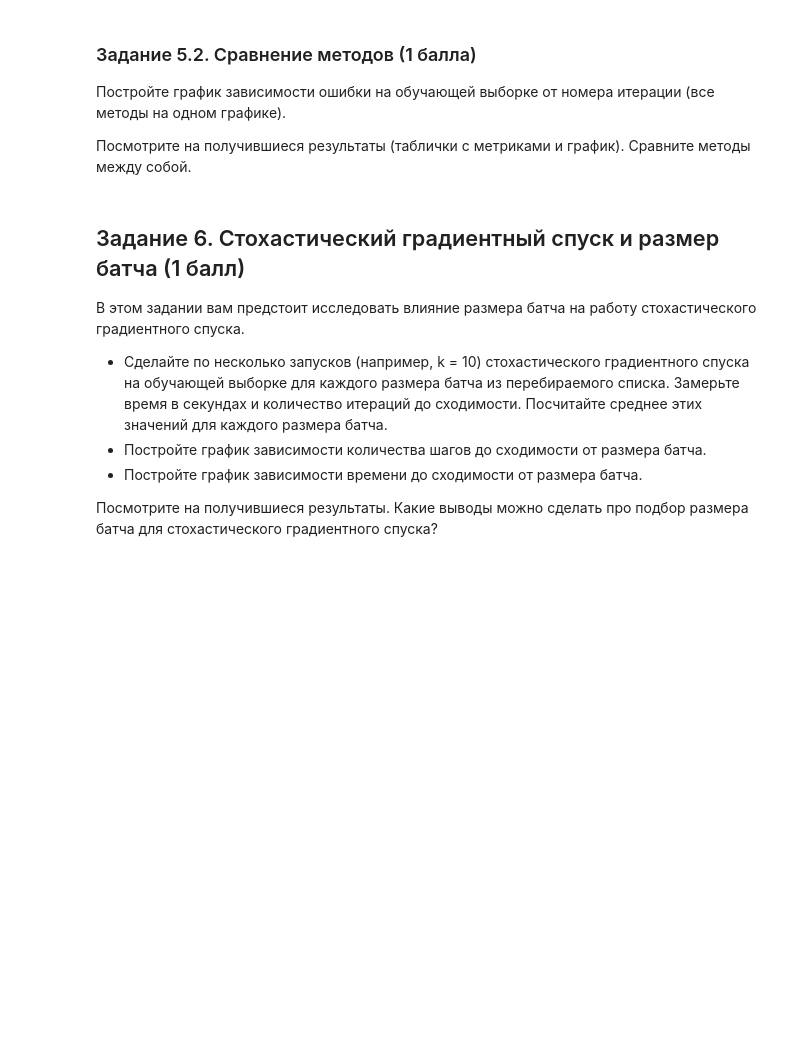
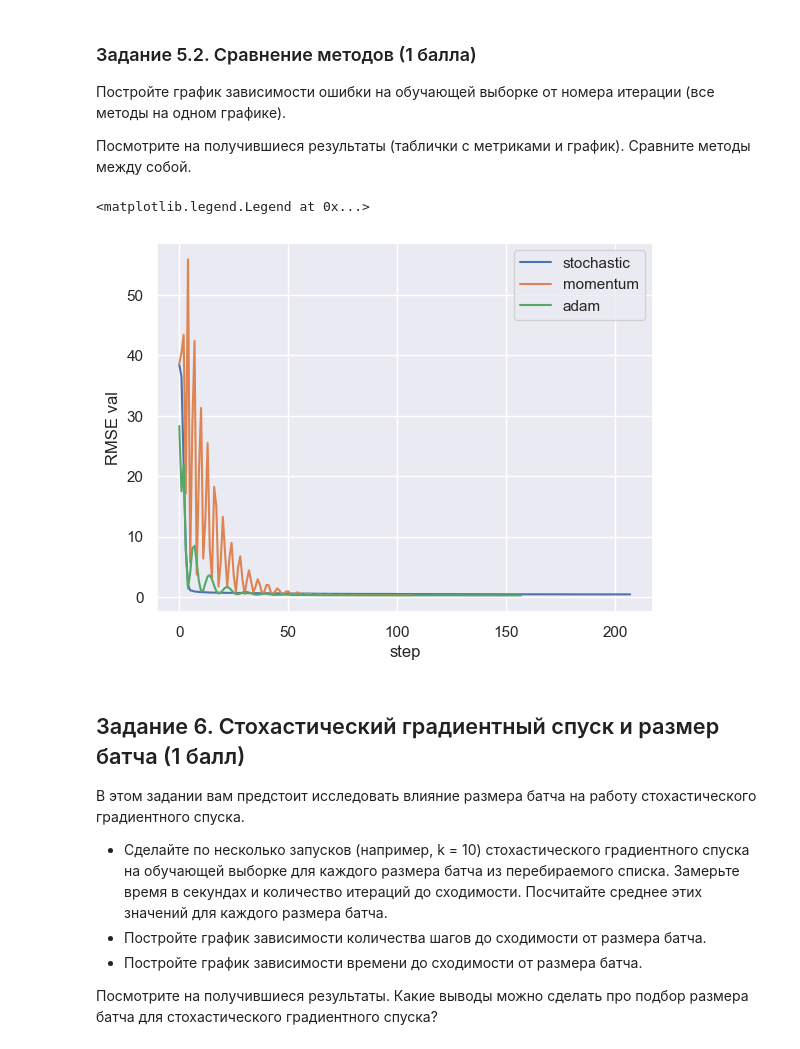
Before and after one commit to and7mw/ml-course-hse, a Jupyter notebook: 2022-fall/homeworks-practice/homework-practice-03-gd/homework-practice-03-gd.ipynb, the cells around one changed output. Cells and saved outputs as stored; diff of their text form; code cells hidden in the pictures; blank space fills up the shorter version.

```diff
--- a/2022-fall/homeworks-practice/homework-practice-03-gd/homework-practice-03-gd.ipynb
+++ b/2022-fall/homeworks-practice/homework-practice-03-gd/homework-practice-03-gd.ipynb
@@ -669,3 +669,8 @@ y_train.shape, y_val.shape, y_test.shape
 # %%
 from sklearn.metrics import mean_squared_error, r2_score
 from tqdm import tqdm
+# %%
+metrics = ["train_rmse", "val_rmse", "test_rmse", "r2_train", "r2_test", "iter_num"]
+descents = ['full', 'stochastic', 'momentum', 'adam']
+columns = pd.MultiIndex.from_product([descents, metrics], names=['descents', 'metrics'])
+collected_metrics = pd.DataFrame(columns = columns)
@@ -784,0 +756,2 @@ for k, v in descents.items():
+# %%
+collected_metrics = collected_metrics.astype(np.float64)
@@ -793,3 +778,17 @@ for k, v in descents.items():
+# %%
+for d in descents_loss_history:
+    lambd = collected_metrics[collected_metrics[d]["val_rmse"] == np.min(collected_metrics[d]["val_rmse"])].index.values.item()
+    if d == "full":
+        continue
+    # if d != "stochastic":
+    #     continue
+    plt.plot(list(range(len(descents_loss_history[d][lambd]))), descents_loss_history[d][lambd], label=d)
+plt.xlabel("step")
+plt.ylabel("RMSE val")
+plt.legend(loc='upper right')
+# %% [output]
+<matplotlib.legend.Legend at 0x...>
+[figure, added]
 # %% [markdown]
 ## Задание 6. Стохастический градиентный спуск и размер батча (1 балл)
 
```
Also changed, not shown: parts of 25 cells of this notebook, 2 other files.
